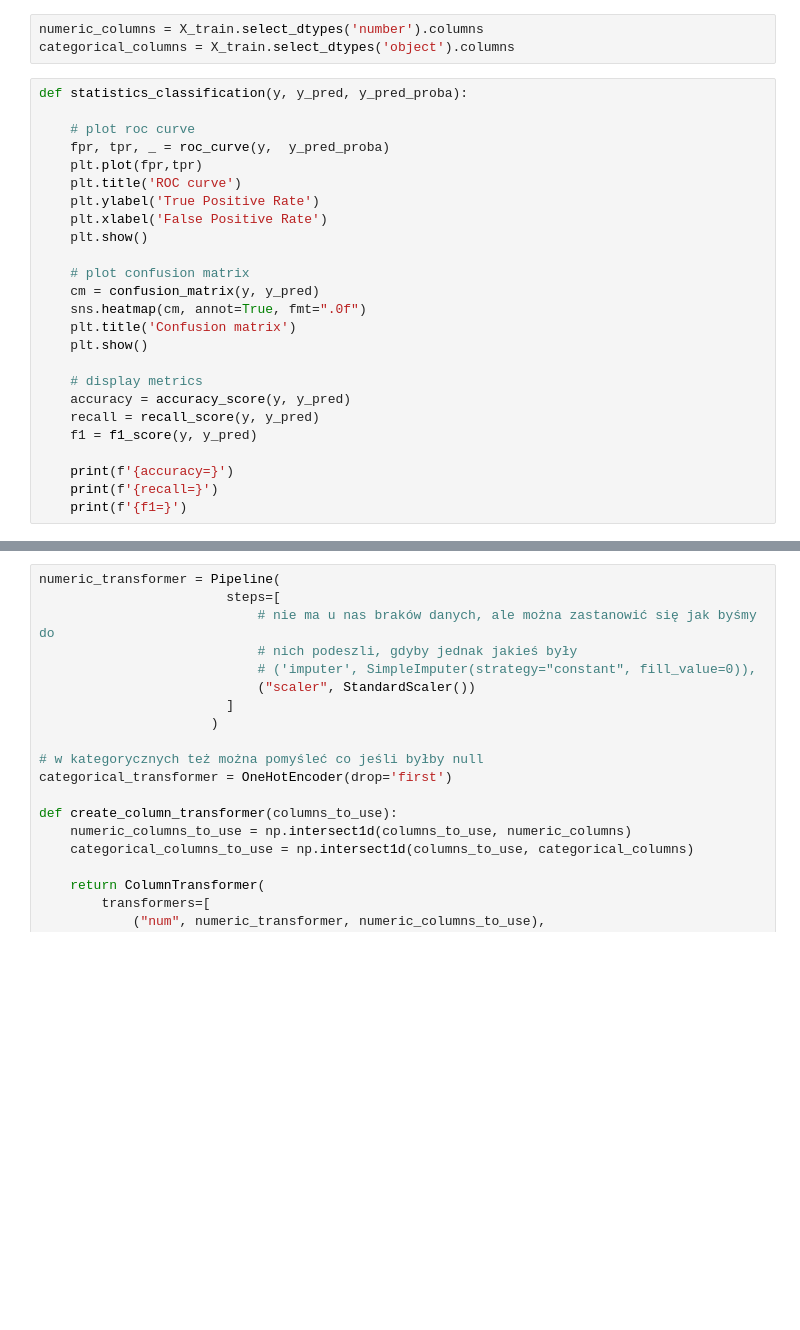
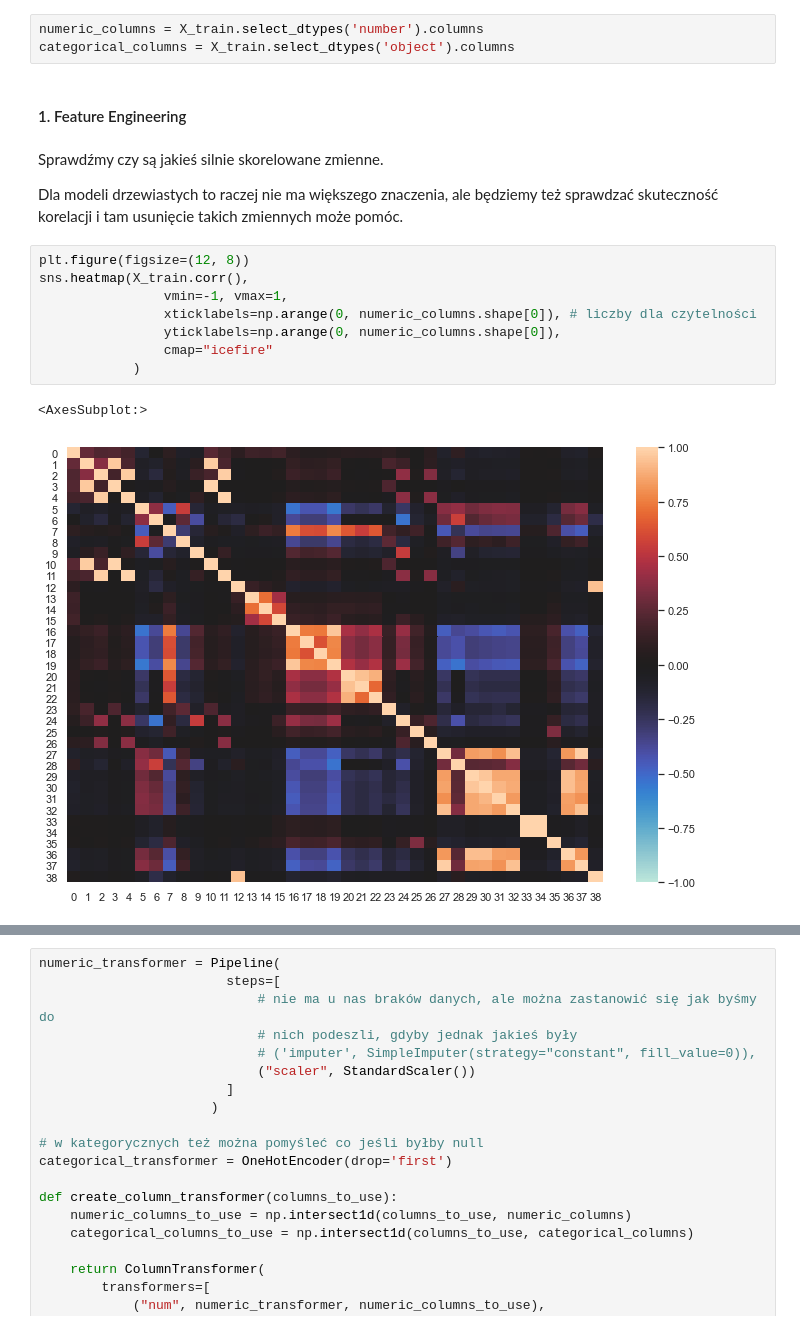
Before and after one commit to KraszewskiK/2022L-WB-ML-2-projekt, a Jupyter notebook: model_training.ipynb, the cells around one changed output, grey strips where cells are left out. Saved outputs shown, nothing was run; the diff lists cells and outputs as text; blank space fills up the shorter version.

Commit message:
Update model_training

```diff
--- a/model_training.ipynb
+++ b/model_training.ipynb
@@ -47,28 +56,20 @@ y_test = test_df['label']
 # %%
 numeric_columns = X_train.select_dtypes('number').columns
 categorical_columns = X_train.select_dtypes('object').columns
-# %%
-def statistics_classification(y, y_pred, y_pred_proba):
-
-    # plot roc curve
-    fpr, tpr, _ = roc_curve(y,  y_pred_proba)
-    plt.plot(fpr,tpr)
-    plt.title('ROC curve')
-    plt.ylabel('True Positive Rate')
-    plt.xlabel('False Positive Rate')
-    plt.show()
-
-    # plot confusion matrix
-    cm = confusion_matrix(y, y_pred)
-    sns.heatmap(cm, annot=True, fmt=".0f")
-    plt.title('Confusion matrix')
-    plt.show()
-
-    # display metrics
-    accuracy = accuracy_score(y, y_pred)
-    recall = recall_score(y, y_pred)
-    f1 = f1_score(y, y_pred)
-
-    print(f'{accuracy=}')
-    print(f'{recall=}')
-    print(f'{f1=}')
+# %% [markdown]
+#### 1. Feature Engineering
+# %% [markdown]
+Sprawdźmy czy są jakieś silnie skorelowane zmienne.
+
+Dla modeli drzewiastych to raczej nie ma większego znaczenia, ale będziemy też sprawdzać skuteczność korelacji i tam usunięcie takich zmiennych może pomóc.
+# %%
+plt.figure(figsize=(12, 8))
+sns.heatmap(X_train.corr(),
+                vmin=-1, vmax=1,
+                xticklabels=np.arange(0, numeric_columns.shape[0]), # liczby dla czytelności
+                yticklabels=np.arange(0, numeric_columns.shape[0]),
+                cmap="icefire"
+            )
+# %% [output]
+<AxesSubplot:>
+[figure, added]
```
Also changed, not shown: parts of 26 cells of this notebook.
